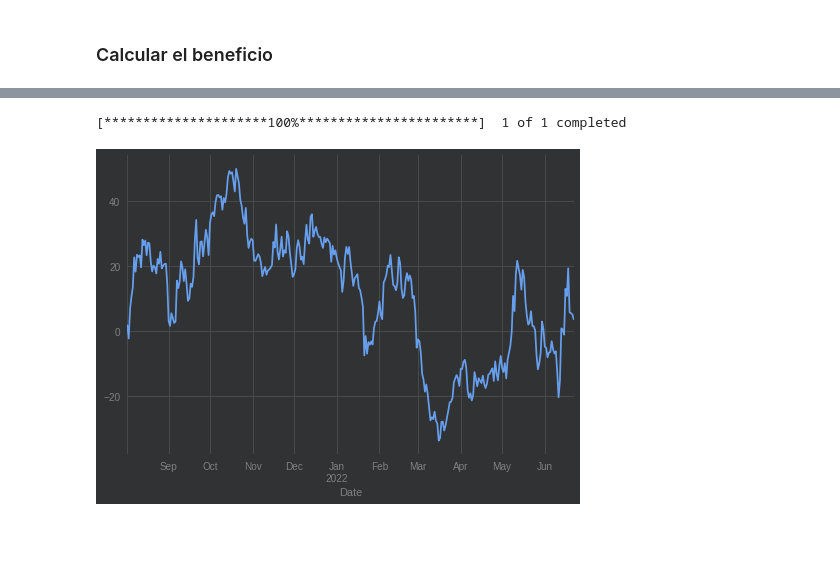
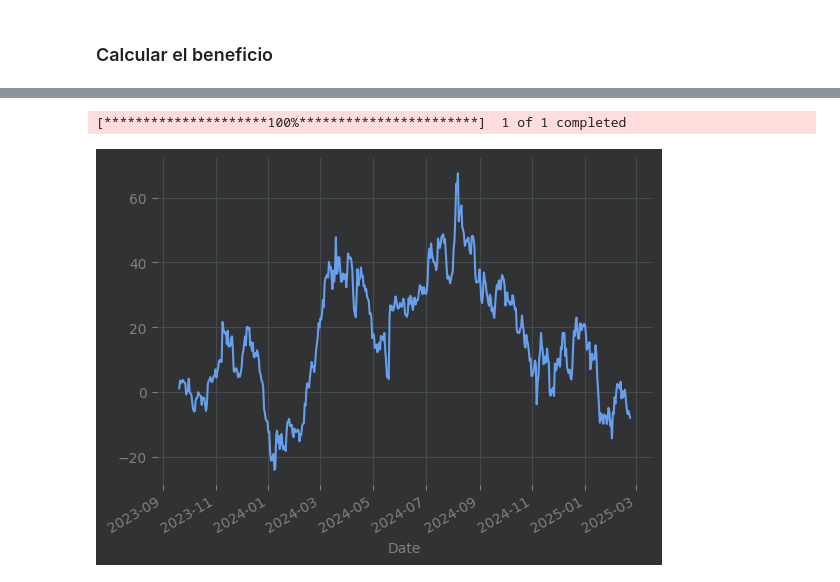
Before and after one commit to PacoDLC/trading-algoritmico-a-z-con-python, a Jupyter notebook: ES_TA_Capítulo_08_Regresión_Lineal_para_predecir_los_precios_de_las_acciones.ipynb, the cells around one changed output, grey strips where cells are left out. Saved outputs shown, nothing was run; the diff lists cells and outputs as text; code cells hidden in the pictures; blank space fills up the shorter version.

```diff
--- a/ES_TA_Capítulo_08_Regresión_Lineal_para_predecir_los_precios_de_las_acciones.ipynb
+++ b/ES_TA_Capítulo_08_Regresión_Lineal_para_predecir_los_precios_de_las_acciones.ipynb
@@ -212,75 +199,54 @@ def lin_reg_trading(symbol):
 
   def feature_engineering(df):
     """ Create new variables"""
-
     # Copiamos el marco de datos para evitar interferencias en los datos
     df_copy = df.dropna().copy()
-
     # Calcular el retorno
     df_copy["returns"] = df_copy["close"].pct_change(1)
-
     # Crear las SMAs
     df_copy["SMA 15"] = df_copy[["close"]].rolling(15).mean().shift(1)
     df_copy["SMA 60"] = df_copy[["close"]].rolling(60).mean().shift(1)
-
     # Crear las volatilidades
     df_copy["MSD 10"] = df_copy[["returns"]].rolling(10).std().shift(1)
     df_copy["MSD 30"] = df_copy[["returns"]].rolling(30).std().shift(1)
-
     # Crear las RSI
     RSI = ta.momentum.RSIIndicator(df_copy["close"], window= 14, fillna = False)
     df_copy["rsi"] = RSI.rsi()
 
     return df_copy.dropna()
 
-
   # Importar los datos
   df = yf.download(symbol)
-
   # Take adjusted close
-  df = df[["Adj Close"]]
-
+  df = df[["Close"]]
   # Rename the column
   df.columns = ["close"]
-
   dfc = feature_engineering(df)
-
   # Percentage train set
   split = int(0.80*len(dfc))
-
   # Train set creation
   X_train = dfc[['SMA 15', 'SMA 60', 'MSD 10', 'MSD 30', 'rsi']].iloc[:split]
   y_train = dfc[["returns"]].iloc[:split]
-
-
   # Test set creation
   X_test = dfc[['SMA 15', 'SMA 60', 'MSD 10', 'MSD 30', 'rsi']].iloc[split:]
   y_test = dfc[["returns"]].iloc[split:]
-
   # Import the class
   from sklearn.linear_model import LinearRegression
-
   # Initialize the class
   reg = LinearRegression()
-
   # Fit the model
   reg.fit(X_train, y_train)
-
   # Create predictions for the whole dataset
   X = np.concatenate((X_train, X_test), axis=0)
-
   dfc["prediction"] = reg.predict(X)
-
   # Compute the position
   dfc["position"] = np.sign(dfc["prediction"])
-
   # Compute the returns
   dfc["strategy"] = dfc["returns"] * dfc["position"].shift(1)
 
-
   (dfc["strategy"].iloc[split:].cumsum()*100).plot()
 # %%
-lin_reg_trading("ETH-EUR")
+lin_reg_trading("ETH-USD")
 # %% [output]
 [*********************100%***********************]  1 of 1 completed
-[figure, old version]
+[figure, new version]
```
Also changed, not shown: parts of 8 cells of this notebook.
